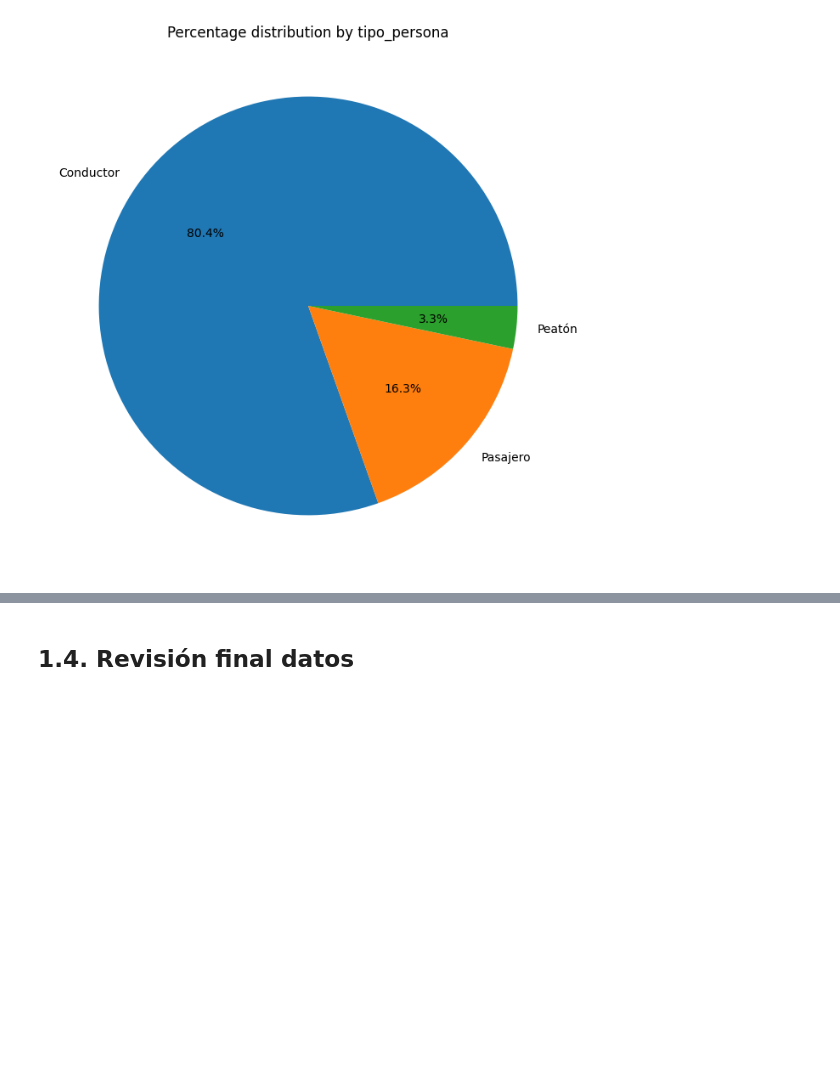
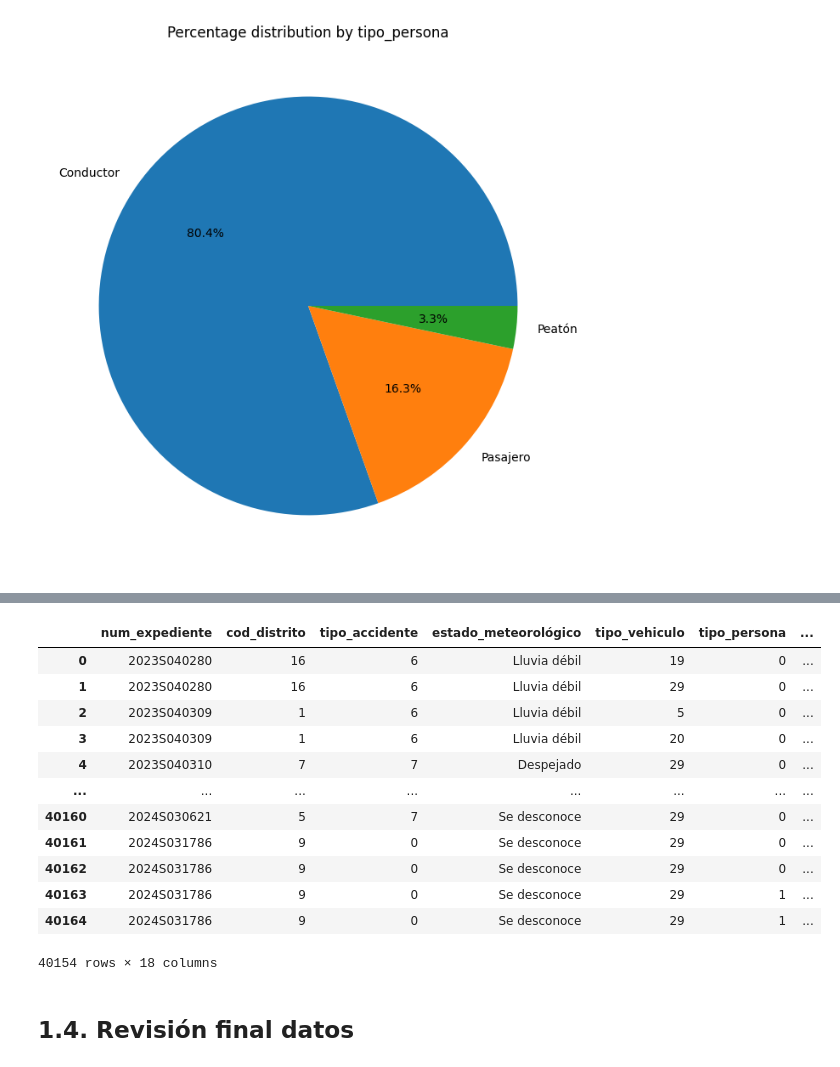
Before and after one commit to kliniik/Practica_AAI_2, a Jupyter notebook: 1_jerarquico.ipynb, the cells around one changed output, grey strips where cells are left out. Cells and saved outputs as stored; diff of their text form; code cells hidden in the pictures; blank space fills up the shorter version.

```diff
--- a/1_jerarquico.ipynb
+++ b/1_jerarquico.ipynb
@@ -786,0 +730,55 @@ df['tipo_persona'] = label_encoder.fit_transform(df['tipo_persona'])
+# %%
+import pandas as pd
+import numpy as np
+from sklearn.neighbors import NearestNeighbors
+
+def imputar_por_distancia(df, umbral_distancia=1000, umbral_tiempo=30):
+    cont_exito = 0
+    cont_fracaso = 0
+    # Filtrar filas con valores nulos
+    filas_nan = df[df['estado_meteorológico'].isna()]
+    filas_no_nan = df[(df['estado_meteorológico'].notna()) & (df['estado_meteorológico'] != 'Se desconoce')]
+
+    # Convertir tiempo a minutos absolutos
+    df['minutos_totales'] = df['hora_hour'] * 60 + df['hora_minute']
+
+    for idx, fila in filas_nan.iterrows():
+        # Filtrar filas candidatas basadas en el día del mismo año y del mismo mes
+        candidatos = filas_no_nan[filas_no_nan['fecha_year'] == fila['fecha_year']]
+        candidatos = candidatos[candidatos['fecha_month'] == fila['fecha_month']]
+        candidatos = candidatos[candidatos['fecha_day'] == fila['fecha_day']]
+
+        # Calcular distancias geográficas
+        distancias = np.sqrt(
+            (candidatos['coordenada_x_utm'] - fila['coordenada_x_utm'])**2 +
+            (candidatos['coordenada_y_utm'] - fila['coordenada_y_utm'])**2
+        )
+
+        # Filtrar por distancia
+        candidatos = candidatos[distancias <= umbral_distancia]
+
+        # Calcular diferencia en tiempo y filtrar a valores dentro del umbral (30 mins)
+        diferencia_tiempo = abs(candidatos['minutos_totales'] - fila['minutos_totales'])
+        candidatos = candidatos[diferencia_tiempo <= umbral_tiempo]
+
+        # Imputar valor si hay candidatos válidos
+        if not candidatos.empty:
+            valor_imputado = candidatos['estado_meteorológico'].mode()[0]
+            df.at[idx, 'estado_meteorológico'] = valor_imputado
+            print(f'Imputado valor {valor_imputado} en fila {idx}')
+            cont_exito += 1
+        else:
+            # imputar 'Se desconoce' si no hay candidatos
+            df.at[idx, 'estado_meteorológico'] = 'Se desconoce'
+            print(f'"Se desconoce" fila {idx}')
+            cont_fracaso += 1
+
+    print(f'Imputados: {cont_exito}, No imputados: {cont_fracaso}')
+    # Eliminar la columna temporal
+    df.drop(columns=['minutos_totales'], inplace=True)
+
+    return df
+
+
+imputar_por_distancia(df)
+# %% [output]
@@ -787,3 +802,16 @@ df['tipo_persona'] = label_encoder.fit_transform(df['tipo_persona'])
+|  | num_expediente | cod_distrito | tipo_accidente | estado_meteorológico | tipo_vehiculo | tipo_persona | ... |
+| 0 | 2023S040280 | 16 | 6 | Lluvia débil | 19 | 0 | ... |
+| 1 | 2023S040280 | 16 | 6 | Lluvia débil | 29 | 0 | ... |
+| 2 | 2023S040309 | 1 | 6 | Lluvia débil | 5 | 0 | ... |
+| 3 | 2023S040309 | 1 | 6 | Lluvia débil | 20 | 0 | ... |
+| 4 | 2023S040310 | 7 | 7 | Despejado | 29 | 0 | ... |
+| ... | ... | ... | ... | ... | ... | ... | ... |
+| 40160 | 2024S030621 | 5 | 7 | Se desconoce | 29 | 0 | ... |
+| 40161 | 2024S031786 | 9 | 0 | Se desconoce | 29 | 0 | ... |
+| 40162 | 2024S031786 | 9 | 0 | Se desconoce | 29 | 0 | ... |
+| 40163 | 2024S031786 | 9 | 0 | Se desconoce | 29 | 1 | ... |
+| 40164 | 2024S031786 | 9 | 0 | Se desconoce | 29 | 1 | ... |
+40154 rows × 18 columns
 # %% [markdown]
 ## 1.4. Revisión final datos
 # %%
```
Also changed, not shown: parts of 18 cells of this notebook.
